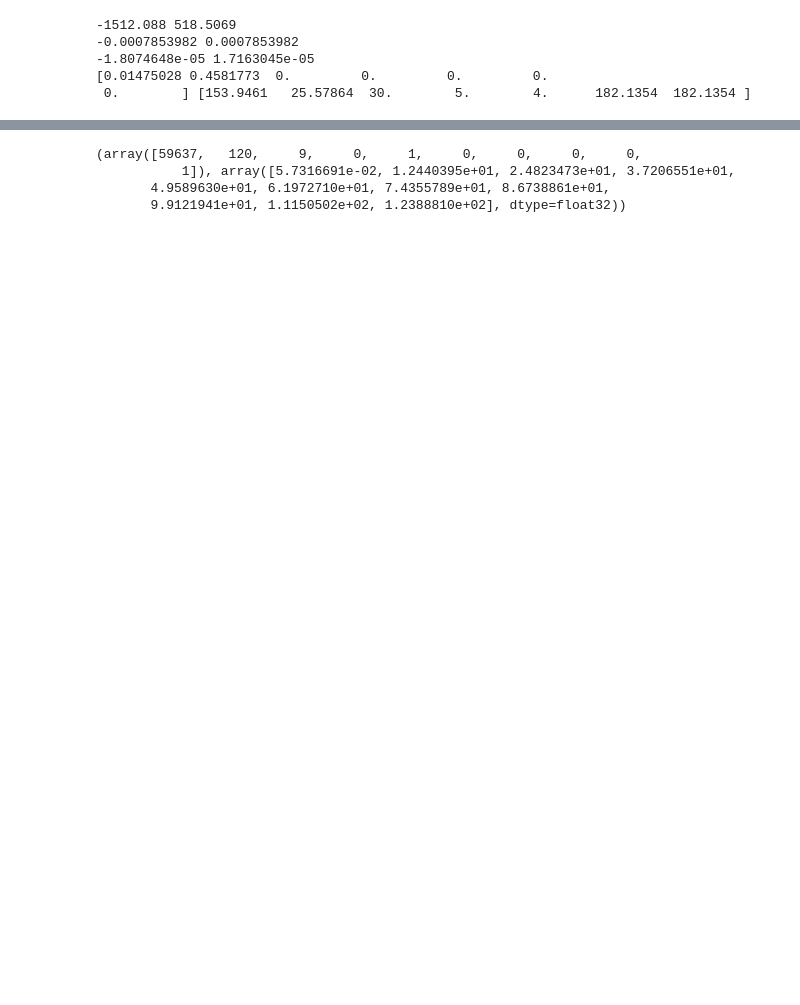
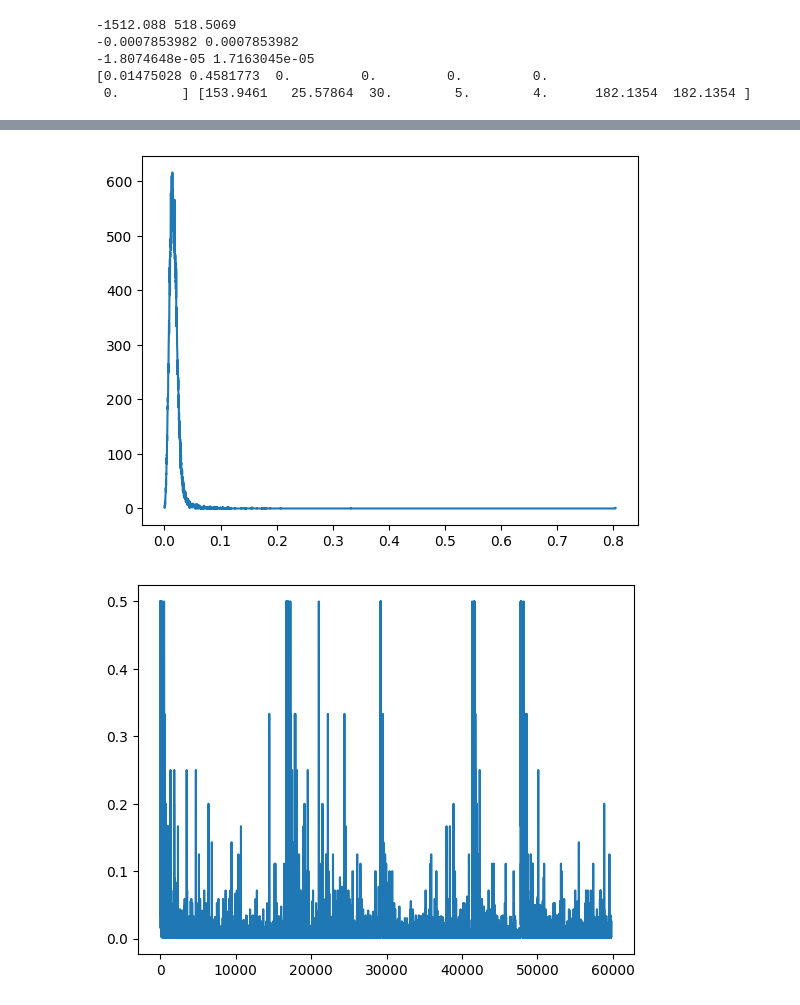
Before and after one commit to tamtran22/graph_batching, a Jupyter notebook: data.ipynb, the cells around one changed output, grey strips where cells are left out. Cells and saved outputs as stored; diff of their text form; code cells hidden in the pictures; blank space fills up the shorter version.

```diff
--- a/data.ipynb
+++ b/data.ipynb
@@ -138,16 +138,43 @@ TorchGraphData(x=[59769, 3], edge_index=[2, 59768], edge_attr=[59768, 7], pressu
-# %%
-# calculate weighted loss
-data = dataset[0]
-diam = data.edge_attr.numpy()[:,0]
-length = data.edge_attr.numpy()[:,1]
-
-diam_hist = np.histogram(diam, bins=10)
-print(diam_hist)
-# plt.plot(diam_hist[0])
-# plt.hist(diam, bins=100)
-# plt.show()
-# %% [output]
-(array([59637,   120,     9,     0,     1,     0,     0,     0,     0,
-           1]), array([5.7316691e-02, 1.2440395e+01, 2.4823473e+01, 3.7206551e+01,
-       4.9589630e+01, 6.1972710e+01, 7.4355789e+01, 8.6738861e+01,
-       9.9121941e+01, 1.1150502e+02, 1.2388810e+02], dtype=float32))
+# %%
+# calculate weighted loss
+data = normed_data
+diam = data.edge_attr.numpy()[:,0]
+length = data.edge_attr.numpy()[:,1]
+
+(count, bins) = np.histogram(diam, bins=5000)
+n_edge = diam.shape[0]
+
+# print(count)
+# print(bins)
+
+def weight(val : float):
+    bin_id = np.where(bins >= val)[0][0] - 1
+    weight_mean = 1. / (count[bin_id] + 1e0)
+    return weight_mean
+
+v_weight = np.vectorize(weight)
+weight_diam = v_weight(diam)
+
+
+def cal_weight(x : np.array, bins=1000) -> np.array:
+    (count, bin) = np.histogram(x, bins=bins)
+    N = x.shape[0]
+
+    def _weight(value : float):
+        _bin_id = np.where(bin >= value)[0][0] - 1
+        _weight = 1. / (count[_bin_id] + 1.)
+        return _weight
+
+    v_weight = np.vectorize(_weight)
+
+    return v_weight(x)
+
+plt.plot(bins[:-1], count)
+plt.show()
+
+plt.plot(weight_diam)
+# plt.xlim(21000,21025)
+plt.show()
+# %% [output]
+[figure, added]
+[figure, added]
```
Also changed, not shown: parts of 3 cells of this notebook, 7 other files.
